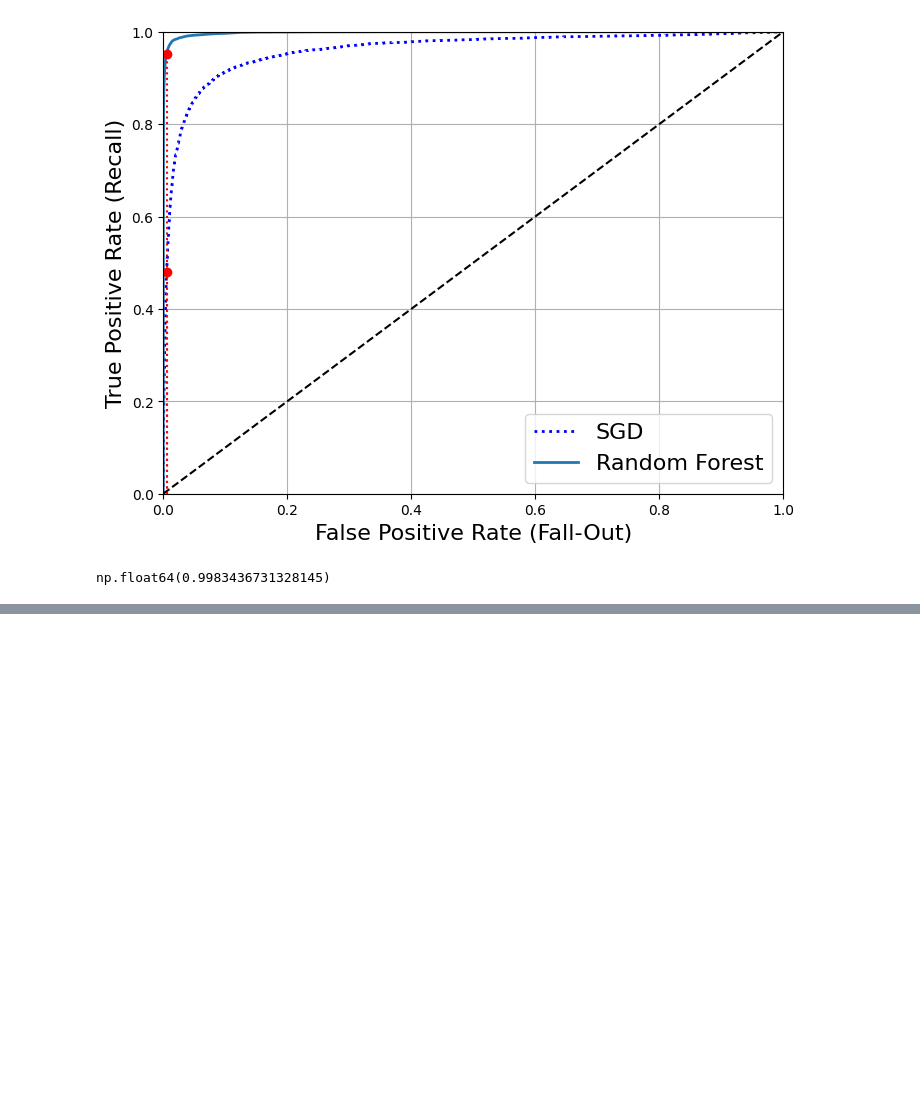
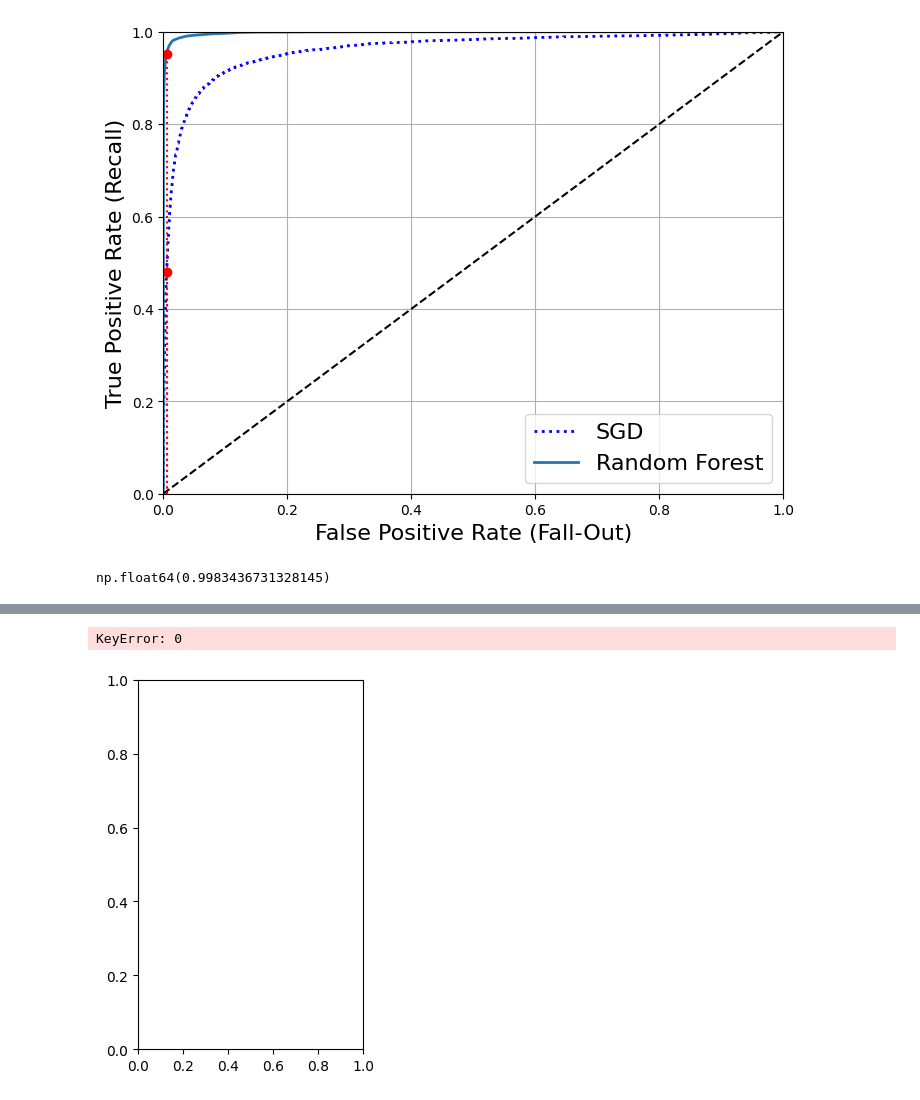
Before and after one commit to Q-Dead/Machine-Learning-Projects, a Jupyter notebook: MNIST/MNIST_Prog.ipynb, the cells around one changed output, grey strips where cells are left out. Drawn from its saved outputs; the diff is of its cells as text; code cells hidden in the pictures; blank space fills up the shorter version.

```diff
--- a/MNIST/MNIST_Prog.ipynb
+++ b/MNIST/MNIST_Prog.ipynb
@@ -227,0 +359,21 @@ np.float64(0.9983436731328145)
+# %%
+noise = np.random.randint(0, 100, (len(X_train), 784))
+X_train_mod = X_train + noise
+noise = np.random.randint(0, 100, (len(X_valid), 784))
+X_test_mod = X_valid + noise
+y_train_mod = X_train
+y_test_mod = X_valid
+# %%
+def plot_digit(data):
+    image = data.reshape(28, 28)
+    plt.imshow(image, cmap = mpl.cm.binary,
+               interpolation="nearest")
+    plt.axis("off")
+# %%
+some_index = 0
+plt.subplot(121); plot_digit(X_test_mod[some_index])
+plt.subplot(122); plot_digit(y_test_mod[some_index])
+plt.show()
+# %% [output]
+KeyError: 0
+[figure, added]
```
Also changed, not shown: parts of 18 cells of this notebook.
